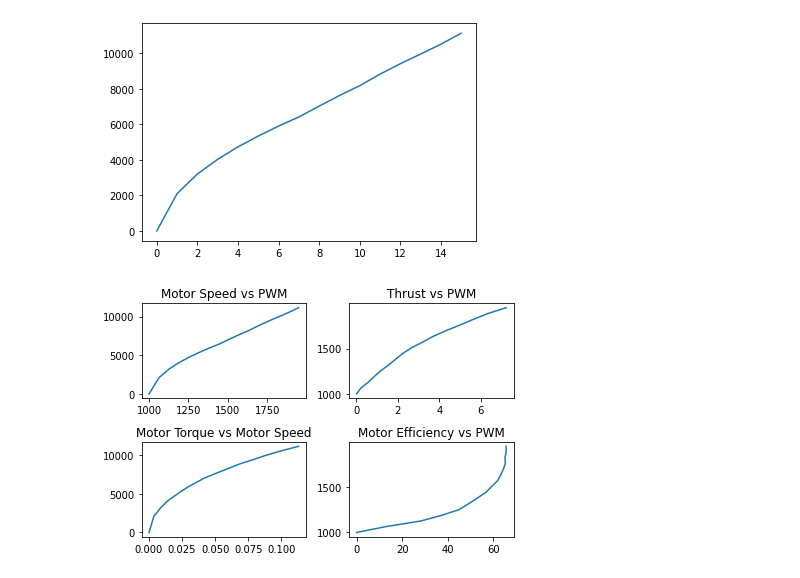
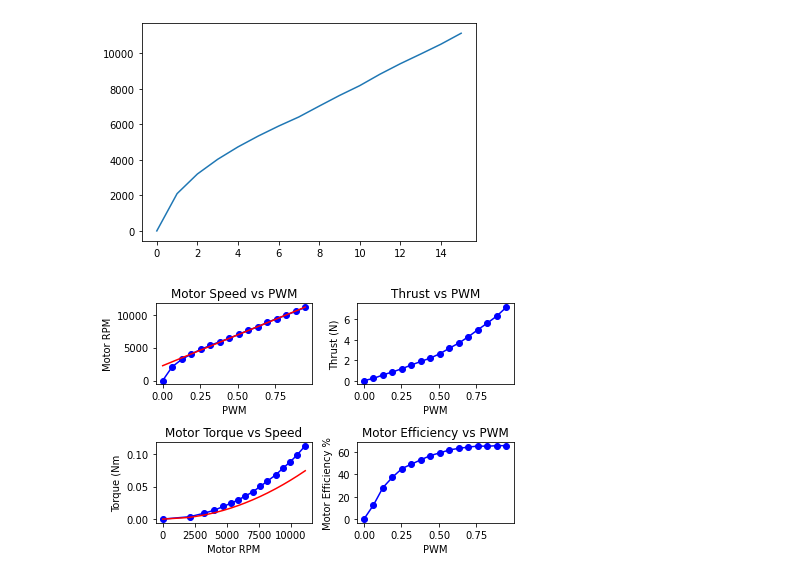
Before and after one commit to twhsu-stanley/Quadrotor_object_following, a Jupyter notebook: ReportNotebooks/MotorCalibration.ipynb, the cells around one changed output. Cells and saved outputs as stored; diff of their text form; code cells hidden in the pictures.

Commit message:
updated motor characteristic plots to display best fit line for report

```diff
--- a/ReportNotebooks/MotorCalibration.ipynb
+++ b/ReportNotebooks/MotorCalibration.ipynb
@@ -7,4 +8,7 @@ from pathlib import Path
 dir = os.path.realpath('..')
 # `cwd`: current directory is straightforward
 # cwd = Path.cwd()
-fname = os.path.join(dir, 'calibration_data/StepsTest_2022-01-13_202350.csv')
+# datfile = r'calibration_data/RampTest_2022-01-13_202229.csv'
+# datfile = r'calibration_data/StepsTest_2022-01-13_202828.csv'
+datfile = r'calibration_data/StepsTest_2022-01-13_202350.csv'
+fname = os.path.join(dir, datfile)
@@ -15,2 +15,5 @@ fname
 # %%
 df = pd.read_csv(fname)
+# %%
+df['raw esc'] = df['ESC signal (µs)'].copy()
+df['ESC signal (µs)'] = df['ESC signal (µs)'].apply(lambda x : (x-1000)/1000)
@@ -17,3 +40,7 @@ df = pd.read_csv(fname)
+# %%
+df['SpeedPWMfit'] = 2257.7 + 9390.9*df['ESC signal (µs)']
+df['ThrustSpeedfit'] = (3e-8)*(df['Motor Optical Speed (RPM)'].apply(lambda x: np.power(x,2)))
+df['TorqueSpeedfit'] = (6e-10)*(df['Motor Optical Speed (RPM)'].apply(lambda x: np.power(x,2)))
 # %% [markdown]
 •	RPM vs. PWM curve
 •	Thrust vs. PWM curve
@@ -26,20 +53,32 @@ plt.plot(df['Motor Optical Speed (RPM)'])
 [<matplotlib.lines.Line2D at 0x...>]
 [figure]
 # %%
+# plt.style('-.')
 plt.subplot(2,2,1)
-plt.plot(df['ESC signal (µs)'],df['Motor Optical Speed (RPM)'])
+plt.plot(df['ESC signal (µs)'],df['Motor Optical Speed (RPM)'],'bo-')
+plt.plot(df['ESC signal (µs)'],df['SpeedPWMfit'],'r-')
 plt.title('Motor Speed vs PWM')
+plt.xlabel('PWM')
+plt.ylabel('Motor RPM')
 plt.subplot(2,2,2)
-plt.plot(df['Thrust (N)'],df['ESC signal (µs)'])
+plt.plot(df['ESC signal (µs)'],df['Thrust (N)'],'bo-')
+
 plt.title('Thrust vs PWM')
+plt.ylabel('Thrust (N)')
+plt.xlabel('PWM')
 plt.subplot(2,2,3)
-plt.plot(df['Torque (N·m)'],df['Motor Optical Speed (RPM)'])
-plt.title('Motor Torque vs Motor Speed')
+plt.plot(df['Motor Optical Speed (RPM)'],df['Torque (N·m)'],'bo-')
+plt.plot(df['Motor Optical Speed (RPM)'],df['TorqueSpeedfit'],'r-')
 
+plt.title('Motor Torque vs Speed')
+plt.ylabel('Torque (Nm')
+plt.xlabel('Motor RPM')
 plt.subplot(2,2,4)
-plt.plot(df['Motor Efficiency (%)'],df['ESC signal (µs)'])
+plt.plot(df['ESC signal (µs)'],df['Motor Efficiency (%)'],'bo-')
+# plt.plot(df['Motor Optical Speed (RPM)'],df['Torque (N·m)'])
 plt.title('Motor Efficiency vs PWM')
-
+plt.ylabel('Motor Efficiency %')
+plt.xlabel('PWM')
 plt.tight_layout()
 # %% [output]
-[figure, old version]
+[figure, new version]
```
Also changed, not shown: parts of 8 cells of this notebook.
